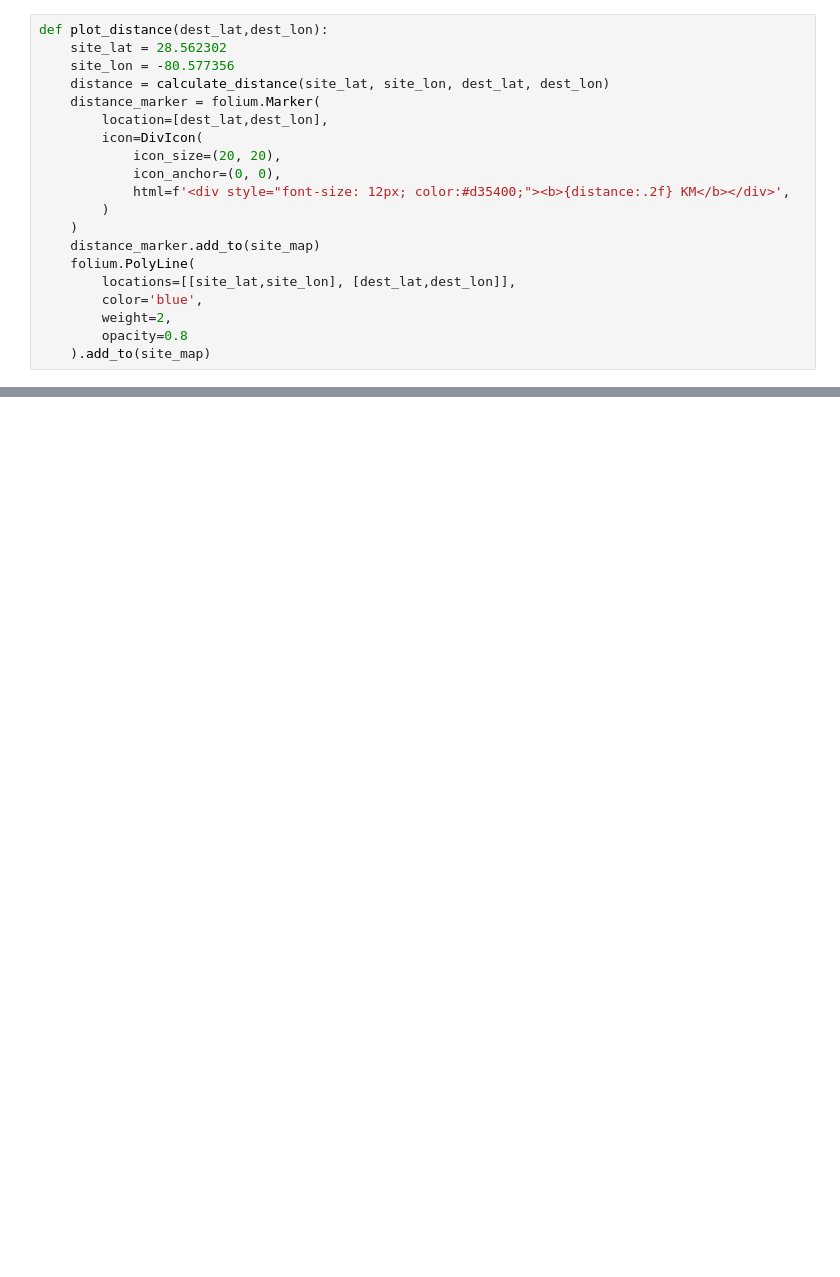
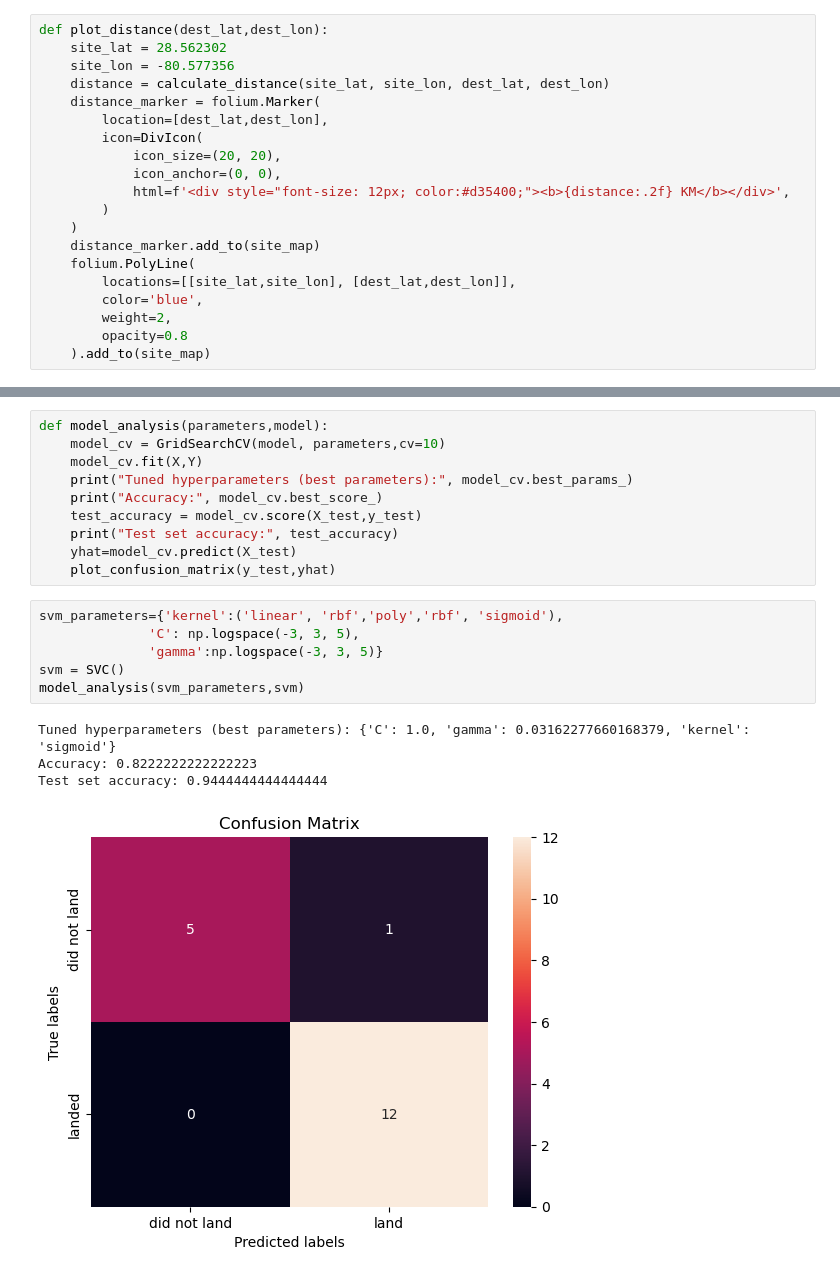
Before and after one commit to chipwayambokomas/IBM-CAPSTONE-PROJECT, a Jupyter notebook: main.ipynb, the cells around one changed output, grey strips where cells are left out. Drawn from its saved outputs; the diff is of its cells as text; blank space fills up the shorter version.

```diff
--- a/main.ipynb
+++ b/main.ipynb
@@ -1018,0 +1121,21 @@ site_map
+# %%
+def model_analysis(parameters,model):
+    model_cv = GridSearchCV(model, parameters,cv=10)
+    model_cv.fit(X,Y)
+    print("Tuned hyperparameters (best parameters):", model_cv.best_params_)
+    print("Accuracy:", model_cv.best_score_)
+    test_accuracy = model_cv.score(X_test,y_test)
+    print("Test set accuracy:", test_accuracy)
+    yhat=model_cv.predict(X_test)
+    plot_confusion_matrix(y_test,yhat)
+# %%
+svm_parameters={'kernel':('linear', 'rbf','poly','rbf', 'sigmoid'),
+              'C': np.logspace(-3, 3, 5),
+              'gamma':np.logspace(-3, 3, 5)}
+svm = SVC()
+model_analysis(svm_parameters,svm)
+# %% [output]
+Tuned hyperparameters (best parameters): {'C': 1.0, 'gamma': 0.03162277660168379, 'kernel': 'sigmoid'}
+Accuracy: 0.8222222222222223
+Test set accuracy: 0.9444444444444444
+[figure, added]
```
Also changed, not shown: parts of 13 cells of this notebook.
